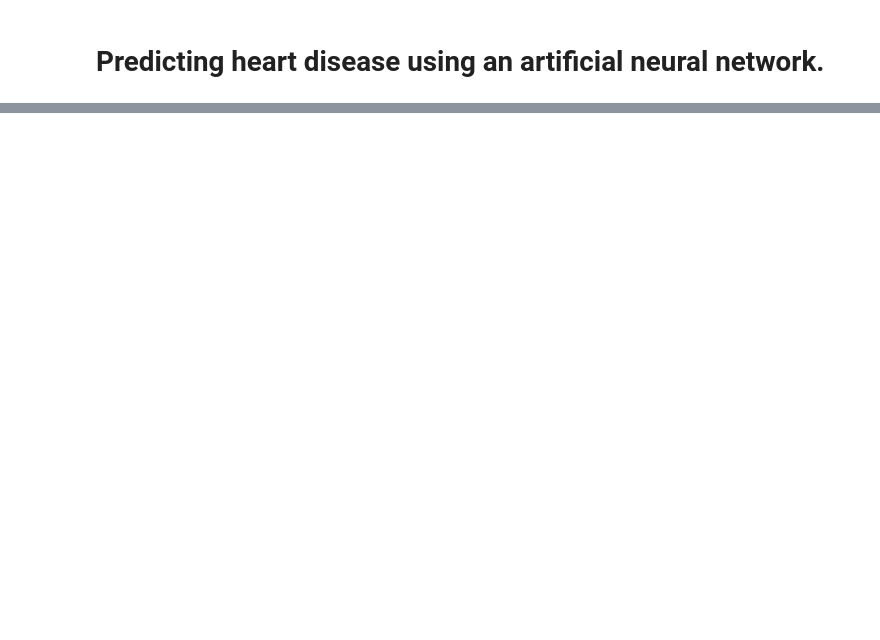
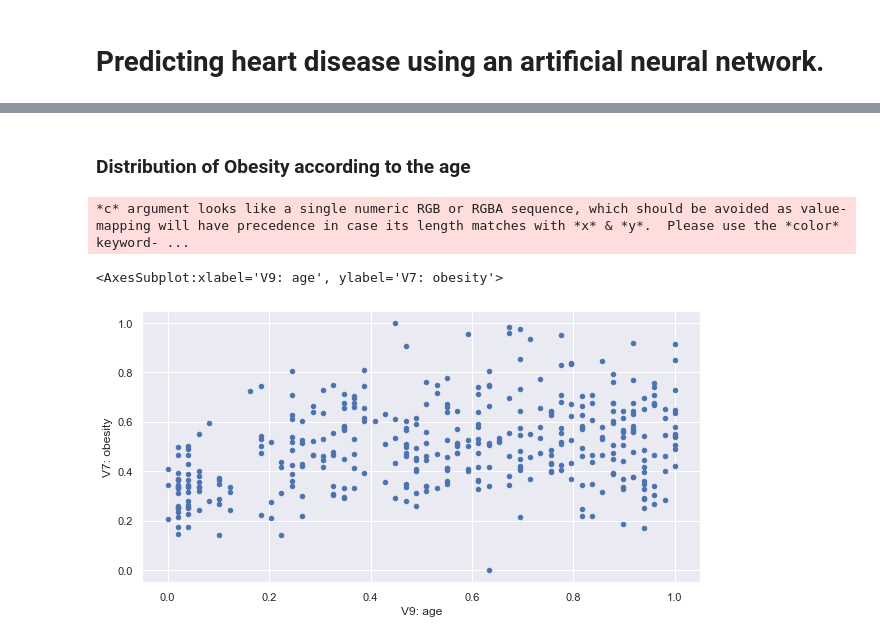
Before and after one commit to RyanJones999/AI-Assignment2, a Jupyter notebook: HeartDisease_Prediction.ipynb, the cells around one changed output, grey strips where cells are left out. Cells and saved outputs as stored; diff of their text form; code cells hidden in the pictures; blank space fills up the shorter version.

```diff
--- a/HeartDisease_Prediction.ipynb
+++ b/HeartDisease_Prediction.ipynb
@@ -28,0 +178,8 @@ df.head()
+# %% [markdown]
+### Distribution of Obesity according to the age
+# %%
+df.plot(x='V9: age',y='V7: obesity',kind='scatter',figsize =(10,5))
+# %% [output]
+*c* argument looks like a single numeric RGB or RGBA sequence, which should be avoided as value-mapping will have precedence in case its length matches with *x* & *y*.  Please use the *color* keyword- ...
+<AxesSubplot:xlabel='V9: age', ylabel='V7: obesity'>
+[figure, added]
```
Also changed, not shown: parts of 39 cells of this notebook.
